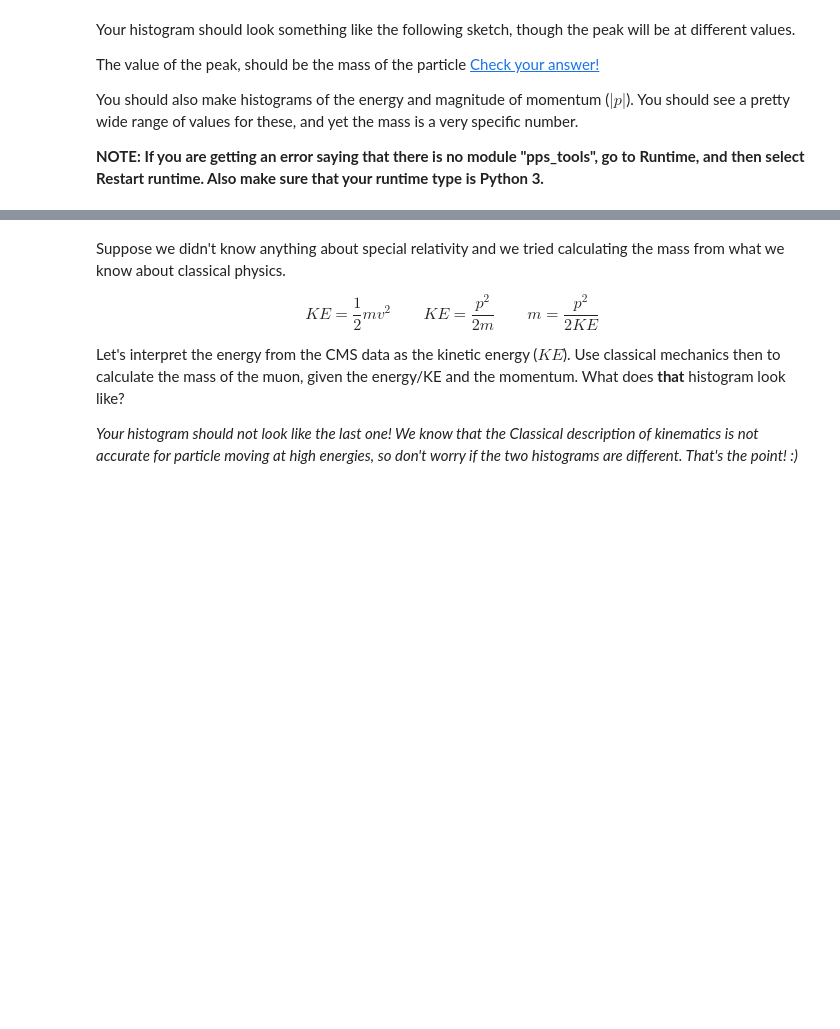
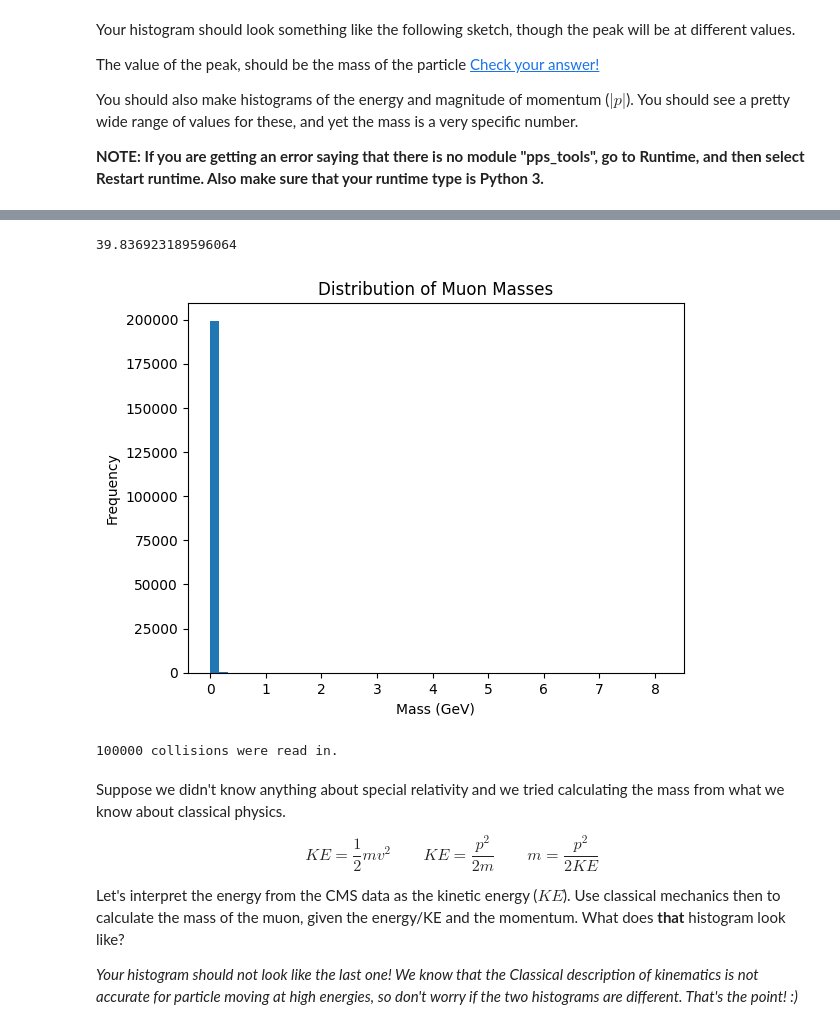
Before and after one commit to Skygers/Computational-High-Energy-Particle-Physics, a Jupyter notebook: CMS/activity00_CMS_muons.ipynb, the cells around one changed output, grey strips where cells are left out. Saved outputs shown, nothing was run; the diff lists cells and outputs as text; code cells hidden in the pictures; blank space fills up the shorter version.

```diff
--- a/CMS/activity00_CMS_muons.ipynb
+++ b/CMS/activity00_CMS_muons.ipynb
@@ -75,9 +93,9 @@ pps.download_from_drive('dimuons_1000_collisions.hdf5')
 # You may want to test your code with the smaller file, and then when it works,
 # rerun everything with the larger file.
 # %%
-infile = 'data/dimuons_1000_collisions.hdf5'
+#infile = 'data/dimuons_1000_collisions.hdf5'
 
 # Uncomment the following line if you downloaded the larger file and would like to use it.
-#infile = 'data/dimuons_100k.hdf5'
+infile = 'data/dimuons_100k.hdf5'
 
 collisions = pps.get_collisions(infile,experiment='CMS',verbose=False)
@@ -97,3 +131,41 @@ Image(url='https://raw.githubusercontent.com/particle-physics-playground/playgro
+# %%
+import matplotlib.pyplot as plt
+import numpy as np
+
+
+muon_masses = []
+for collision in collisions:
+  muons = collision['muons']
+  for muon in muons:
+    mass_squared = muon['e']**2 - (muon['px']**2 + muon['py']**2 + muon['pz']**2)
+    mass = np.sqrt(mass_squared)
+    muon_masses.append(mass)
+# %%
+x = muon['e']**2
+x
+# %% [output]
+39.836923189596064
+# %%
+plt.hist(muon_masses, bins=50)
+plt.xlabel('Mass (GeV)')
+plt.ylabel('Frequency')
+plt.title('Distribution of Muon Masses')
+plt.show()
+# %% [output]
+[figure, added]
+# %%
+# Your code here
+print(len(collisions), 'collisions were read in.')
+
+muons_masses = []
+for entry, collision in enumerate(collisions):
+  if entry % 1000 == 0:
+    print(entry)
+
+  muons = collision['muons']
+  nmuons = len(muons)
+# %% [output]
+100000 collisions were read in.
 # %% [markdown]
 Suppose we didn't know anything about special relativity and we tried calculating the mass from what we know about classical physics.
 
```
Also changed, not shown: parts of 5 cells of this notebook.
